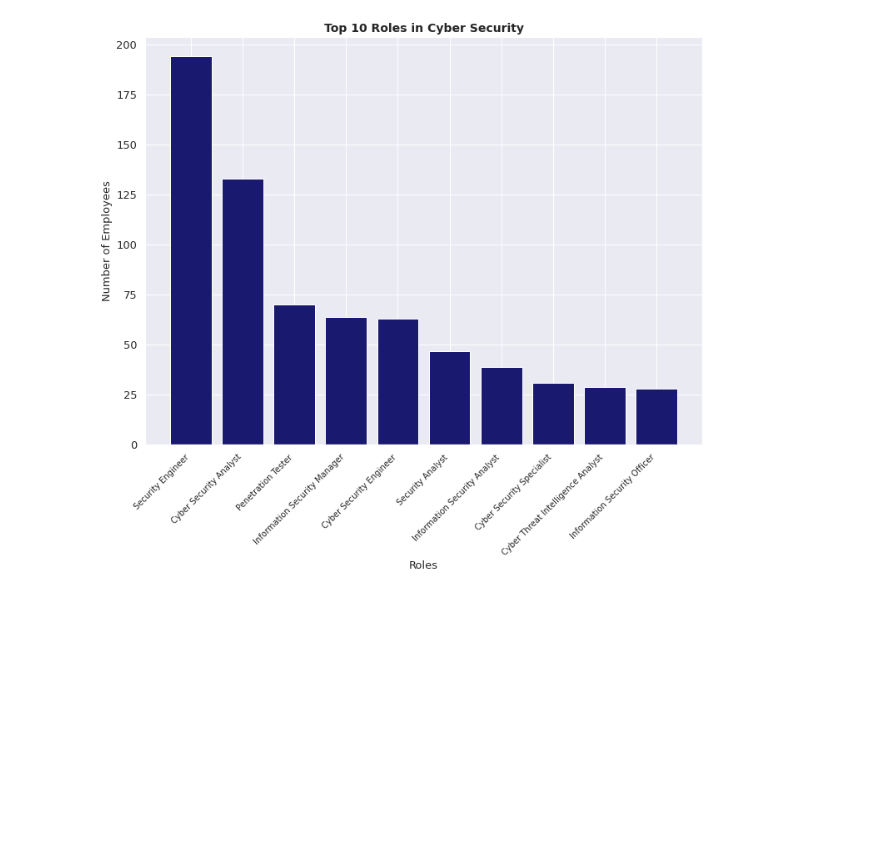
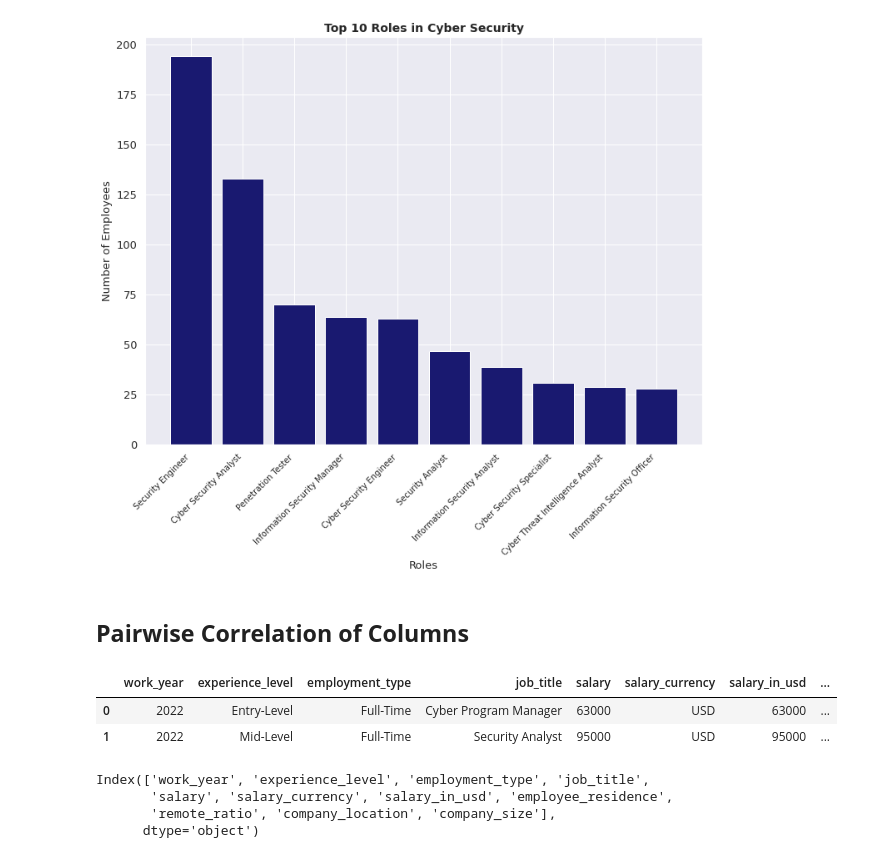
Before and after one commit to wa-le/cybersec-jobs-EDA, a Jupyter notebook: cybersec_jobs.ipynb, the cells around one changed output. Cells and saved outputs as stored; diff of their text form; code cells hidden in the pictures; blank space fills up the shorter version.

```diff
--- a/cybersec_jobs.ipynb
+++ b/cybersec_jobs.ipynb
@@ -156,3 +157,18 @@ plt.title("Top 10 Roles in Cyber Security", fontsize=14, fontweight='bold')
 plt.show()
 # %% [output]
 [figure]
+# %% [markdown]
+## **Pairwise Correlation of Columns**
+# %%
+df1.head(2)
+# %% [output]
+|  | work_year | experience_level | employment_type | job_title | salary | salary_currency | salary_in_usd | ... |
+| 0 | 2022 | Entry-Level | Full-Time | Cyber Program Manager | 63000 | USD | 63000 | ... |
+| 1 | 2022 | Mid-Level | Full-Time | Security Analyst | 95000 | USD | 95000 | ... |
+# %%
+df1.columns
+# %% [output]
+Index(['work_year', 'experience_level', 'employment_type', 'job_title',
+       'salary', 'salary_currency', 'salary_in_usd', 'employee_residence',
+       'remote_ratio', 'company_location', 'company_size'],
+      dtype='object')
```
Also changed, not shown: parts of 8 cells of this notebook.
